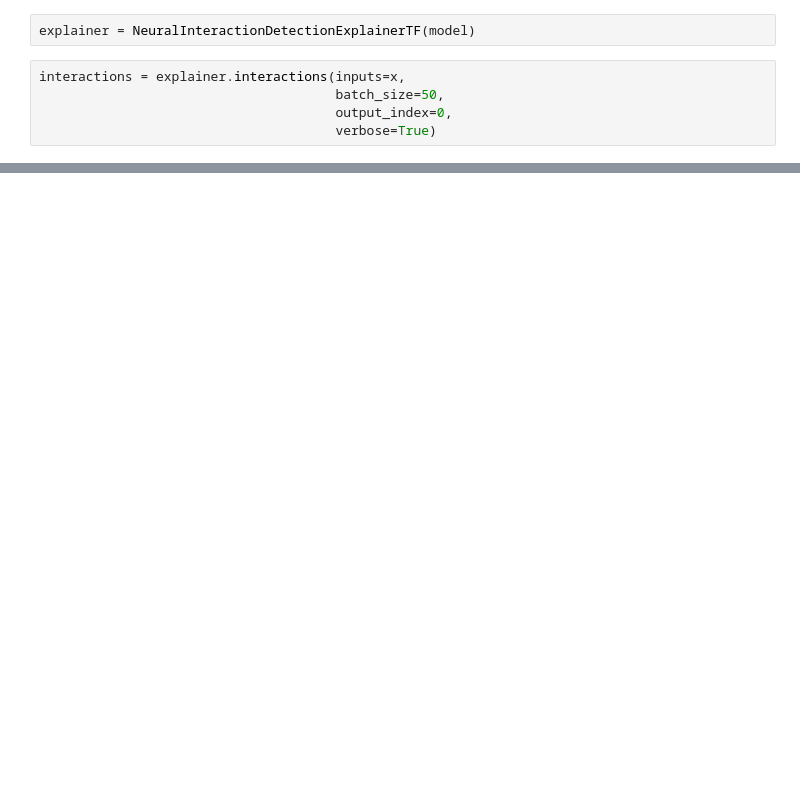
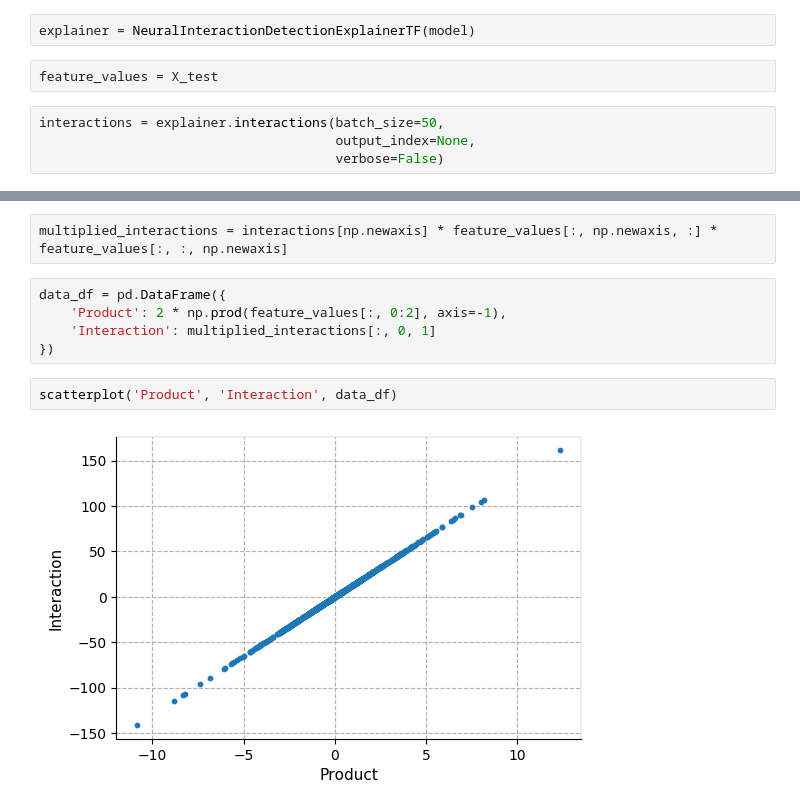
Before and after one commit to suinleelab/path_explain, a Jupyter notebook: benchmarking/test_nid.ipynb, the cells around one changed output, grey strips where cells are left out. Cells and saved outputs as stored; diff of their text form; blank space fills up the shorter version.

```diff
--- a/benchmarking/test_nid.ipynb
+++ b/benchmarking/test_nid.ipynb
@@ -81,7 +110,8 @@ plt.scatter(y, y_pred)
 # %%
 explainer = NeuralInteractionDetectionExplainerTF(model)
+# %%
+feature_values = X_test
 # %%
-interactions = explainer.interactions(inputs=x,
-                                      batch_size=50,
-                                      output_index=0,
-                                      verbose=True)
+interactions = explainer.interactions(batch_size=50,
+                                      output_index=None,
+                                      verbose=False)
@@ -92,0 +126,11 @@ plt.scatter(np.minimum(np.abs(x[:, 0]), np.abs(x[:, 1])), interactions[:, 0, 1])
+# %%
+multiplied_interactions = interactions[np.newaxis] * feature_values[:, np.newaxis, :] * feature_values[:, :, np.newaxis]
+# %%
+data_df = pd.DataFrame({
+    'Product': 2 * np.prod(feature_values[:, 0:2], axis=-1),
+    'Interaction': multiplied_interactions[:, 0, 1]
+})
+# %%
+scatterplot('Product', 'Interaction', data_df)
+# %% [output]
+[figure, added]
```
Also changed, not shown: parts of 20 cells of this notebook.
